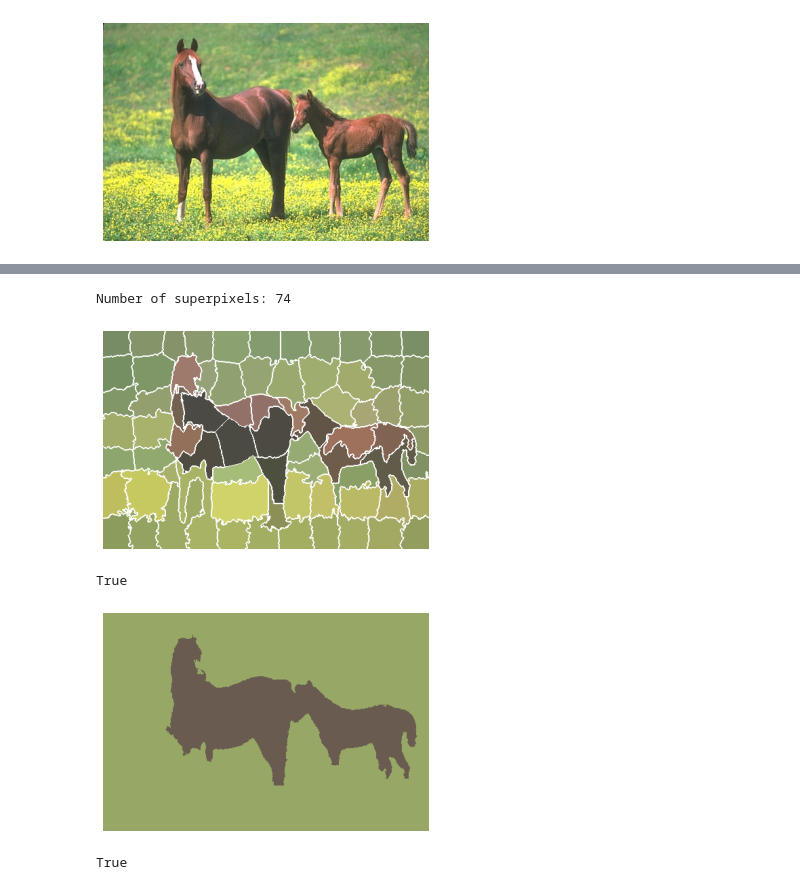
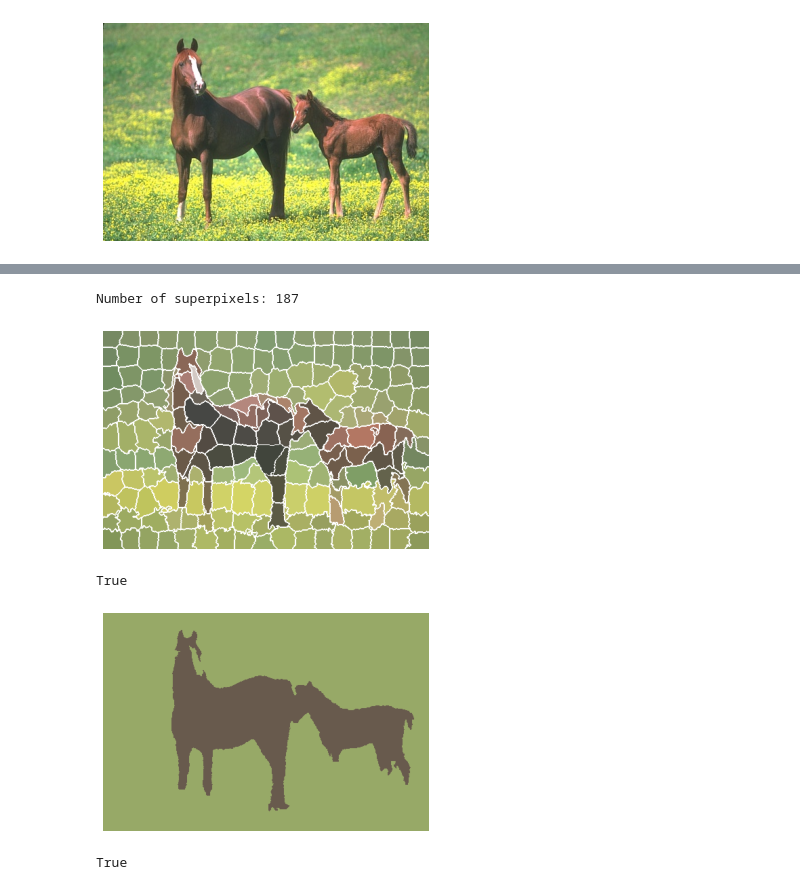
Before and after one commit to abdelrahman-0/Fuzzy-Simple-Linear-Iterative-Clustering, a Jupyter notebook: Fuzzy SLIC.ipynb, the cells around one changed output, grey strips where cells are left out. Cells and saved outputs as stored; diff of their text form; code cells hidden in the pictures.

```diff
--- a/Fuzzy SLIC.ipynb
+++ b/Fuzzy SLIC.ipynb
@@ -158,21 +158,21 @@ show_inplace(img)
 # %%
 # Convert RGB to CIELAB format which is perceptually uniform for small color differences
 img = img/255
 lab = rgb2lab(img)
 
 # Run Fuzzy SLIC
-superpixels = fslic(lab, initial_num_clusters=30, compactness=17, max_iterations=10)
+superpixels = fslic(lab, initial_num_clusters=200, compactness=17, max_iterations=10)
 print("Number of superpixels:", len(np.unique(superpixels.reshape((h*w, 3)), axis=0)))
 
 # Convert result back to RGB and display result with contours
 result = lab2rgb(superpixels)
 unique_labels = np.unique(result.reshape((-1, 3)), axis=0, return_inverse=True)[1].reshape((h, w))
 contours = mark_boundaries(result, unique_labels, color=[1,1,1])
 show_inplace(contours)
 cv2.imwrite('fslic.jpg', cv2.cvtColor((255 * contours).astype(np.uint8), cv2.COLOR_RGB2BGR))
 # %% [output]
-Number of superpixels: 74
+Number of superpixels: 187
-[figure, old version]
+[figure, new version]
 True
 # %%
 clustered = cluster_superpixels(superpixels)
@@ -180,5 +180,5 @@ colored = color_regions(clustered, img)
 show_inplace(colored)
 cv2.imwrite('output.jpg', cv2.cvtColor((255 * colored).astype(np.uint8), cv2.COLOR_RGB2BGR))
 # %% [output]
-[figure, old version]
+[figure, new version]
 True
```
Also changed, not shown: parts of 1 cell of this notebook, 1 other file.
